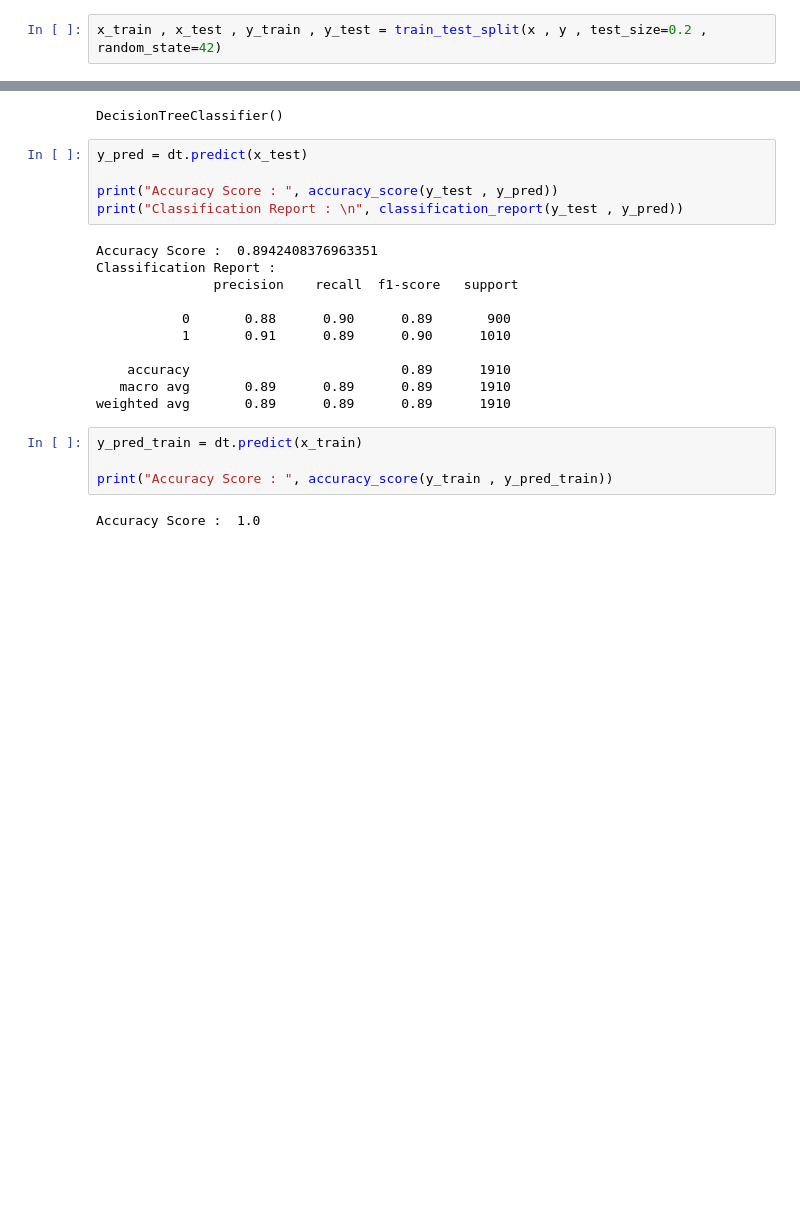
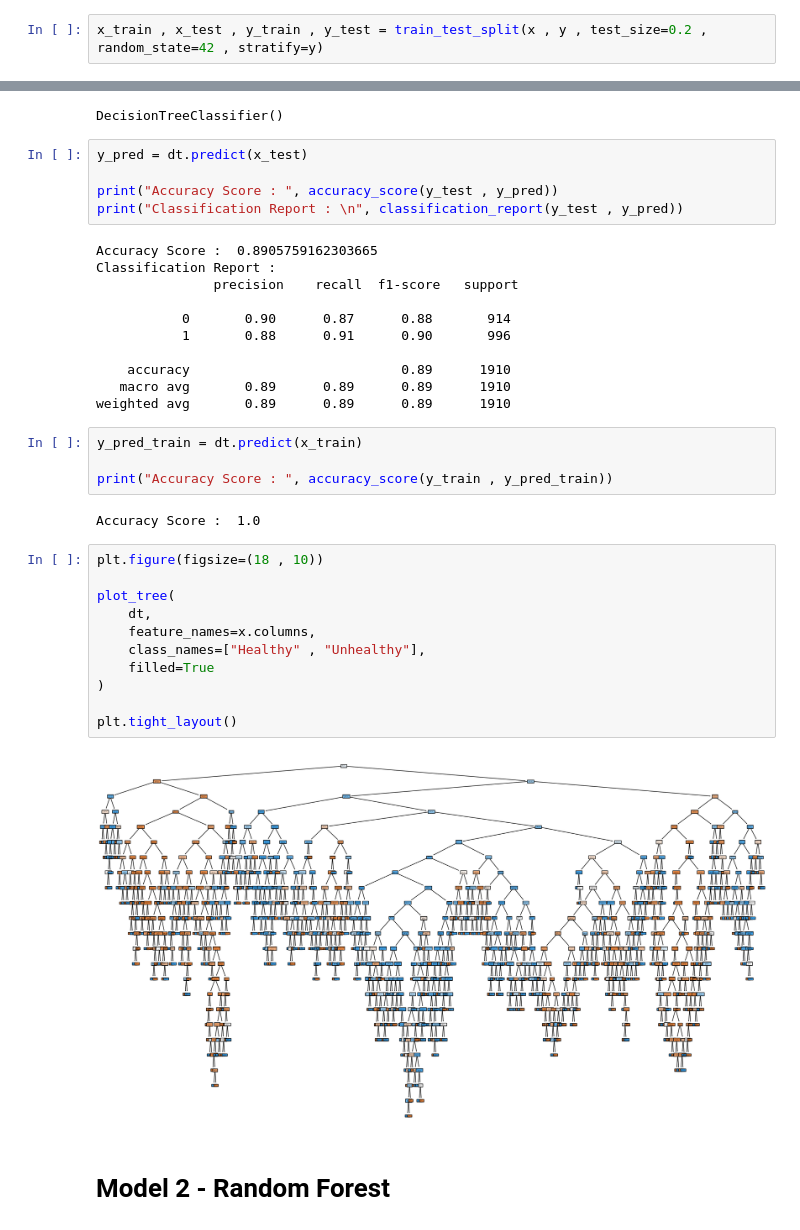
Before and after one commit to adit301206/Learning_ML, a Jupyter notebook: Ensemble_Learning/NovaGenLabs_Project.ipynb, the cells around one changed output, grey strips where cells are left out. Cells and saved outputs as stored; diff of their text form; blank space fills up the shorter version.

Commit message:
Implemented proper model training on classification with different models.

```diff
--- a/Ensemble_Learning/NovaGenLabs_Project.ipynb
+++ b/Ensemble_Learning/NovaGenLabs_Project.ipynb
@@ -59,4 +63,4 @@ dtype: int64
 x = df.drop(columns=["Target"])
 y = df["Target"]
 # %%
-x_train , x_test , y_train , y_test = train_test_split(x , y , test_size=0.2 , random_state=42)
+x_train , x_test , y_train , y_test = train_test_split(x , y , test_size=0.2 , random_state=42 , stratify=y)
@@ -72,12 +78,12 @@ y_pred = dt.predict(x_test)
 print("Accuracy Score : ", accuracy_score(y_test , y_pred))
 print("Classification Report : \n", classification_report(y_test , y_pred))
 # %% [output]
-Accuracy Score :  0.8942408376963351
+Accuracy Score :  0.8905759162303665
 Classification Report :
                precision    recall  f1-score   support
 
-           0       0.88      0.90      0.89       900
-           1       0.91      0.89      0.90      1010
+           0       0.90      0.87      0.88       914
+           1       0.88      0.91      0.90       996
 
     accuracy                           0.89      1910
    macro avg       0.89      0.89      0.89      1910
@@ -88,3 +94,18 @@ y_pred_train = dt.predict(x_train)
 print("Accuracy Score : ", accuracy_score(y_train , y_pred_train))
 # %% [output]
 Accuracy Score :  1.0
+# %%
+plt.figure(figsize=(18 , 10))
+
+plot_tree(
+    dt,
+    feature_names=x.columns,
+    class_names=["Healthy" , "Unhealthy"],
+    filled=True
+)
+
+plt.tight_layout()
+# %% [output]
+[figure, added]
+# %% [markdown]
+# Model 2 - Random Forest
```
Also changed, not shown: parts of 20 cells of this notebook.
